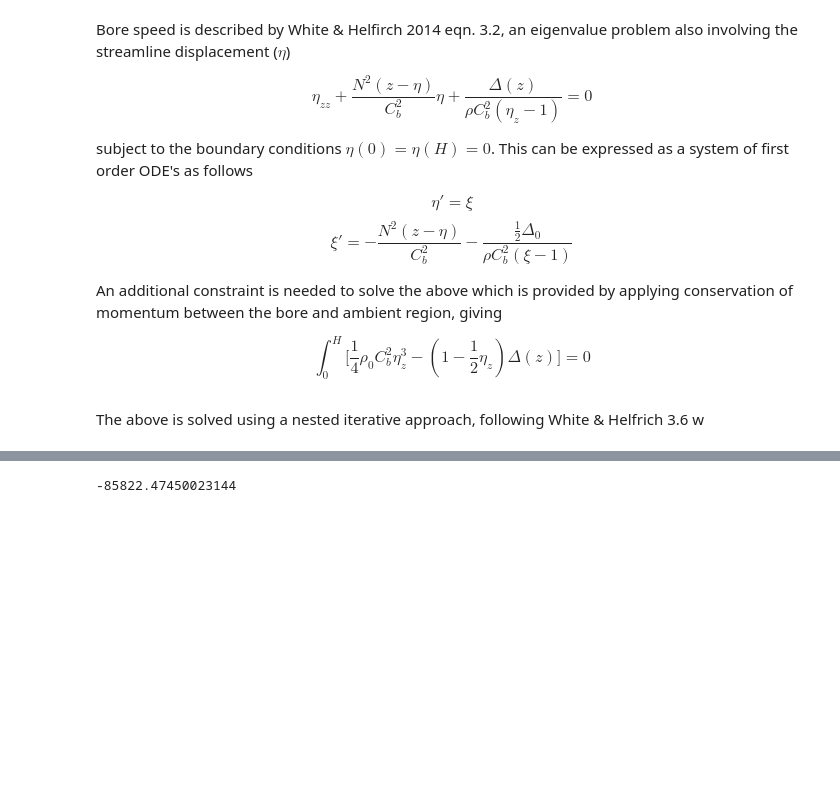
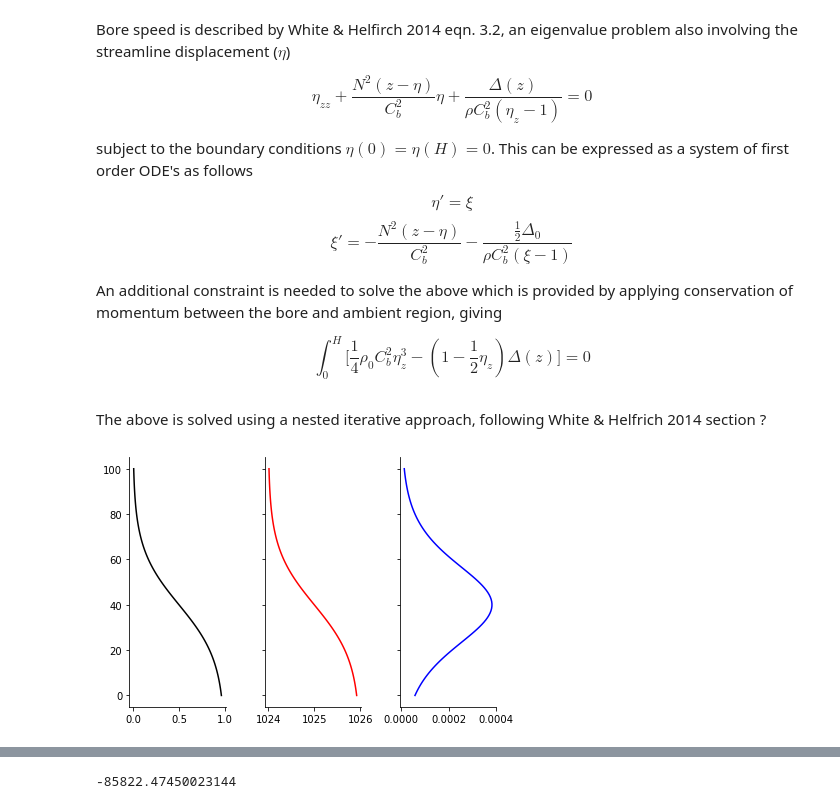
Before and after one commit to wingtorres/internal_bore_oblique, a Jupyter notebook: ib_alongshore.ipynb, the cells around one changed output, grey strips where cells are left out. Cells and saved outputs as stored; diff of their text form; code cells hidden in the pictures; blank space fills up the shorter version.

```diff
--- a/ib_alongshore.ipynb
+++ b/ib_alongshore.ipynb
@@ -124,6 +124,6 @@ $$ \int^H_0 \big[
 (1-\frac{1}{2}\eta_z)\Delta(z)
 \big] = 0$$
 # %% [markdown]
-The above is solved using a nested iterative approach, following White & Helfrich 3.6 w
+The above is solved using a nested iterative approach, following White & Helfrich 2014 section ?
 # %%
 import numpy as np
@@ -131,14 +131,35 @@ from scipy.integrate import solve_bvp
 from scipy.optimize import minimize_scalar
 import matplotlib.pyplot as plt
 # %%
-def brunt_vaisala(z, H = 100, hd = 0.75, ha = 0.5, 𝜆 = 10, N20 = 1.5e-4, rho0 = 1025):
+def brunt_vaisala(z, H = 100, z0 = .4, 𝜆 = 4, rho0 = 1025, rho_s = 1024, rho_b = 1026, output = "buoyancy"):
 
-    hd = hd*H #dam height
-    ha = ha*H #interface height
-    z0 = 0.5*(ha + hd)
-    b = (1/2) - (1/2)*np.tanh(𝜆*(z-z0)/H)
+    #hd = hd*H #dam height
+    #ha = ha*H #interface height
+    #z0 = 0.5*(ha + hd)
 
-    drho = N20*(rho0/9.81)*H
-    rho = b*drho + rho0 #assume surface density is rho0
-    N2 = (9.81/rho0)*np.gradient(rho)/np.gradient(z)
-    return N2, rho, b
+    b = (1/2) - (1/2)*np.tanh(𝜆*(z - H*z0)/H)
+    bz = -(1/H)*(1/2)*𝜆*(1/np.cosh(𝜆*(z - H*z0)/H)**2)
+    N2 = (-9.81/rho0)*(rho_b - rho_s)*bz
+
+    #drho = N20*(rho0/9.81)*H
+    #N2 =  (9.81/rho0)*(bz*drho)
+#     N2 = (9.81/rho0)*np.gradient(rho)/np.gradient(z)
+    if output == "buoyancy":
+        return N2, b
+    elif output == "density":
+        rho = b*(rho_b - rho_s) + rho_s
+        return N2, rho
+# %%
+za = np.linspace(0,100,100)
+_, rho = brunt_vaisala(za, output = "density")
+N2, b = brunt_vaisala(za, output = "buoyancy")
+
+#Examine initial conditions compare to McSweeney et al. 2020 Figure 7
+fig, ax = plt.subplots(1,3, sharey = True)
+ax[0].plot(b, z, "k")
+ax[1].plot(rho, z, "r")
+ax[2].plot(N2, z, "b")
+fig.tight_layout();
+sns.despine()
+# %% [output]
+[figure, added]
```
Also changed, not shown: parts of 27 cells of this notebook.
